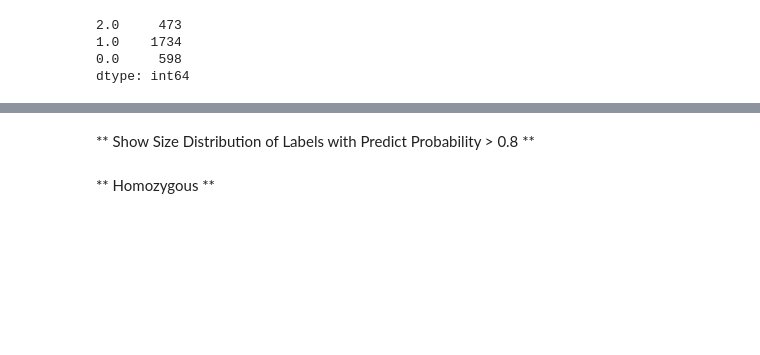
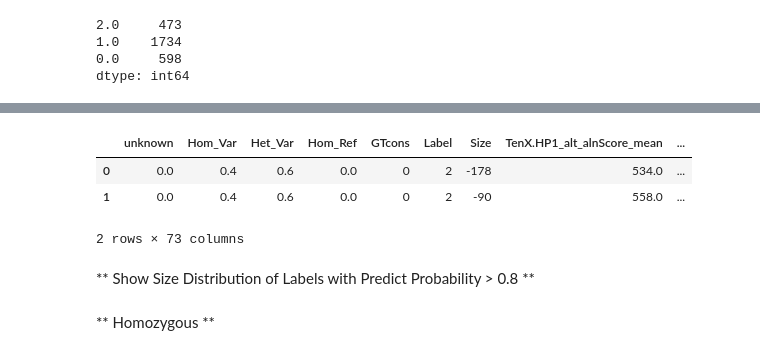
Before and after one commit to lesleymaraina/NIST, a Jupyter notebook: Notebooks/CrowdVariant_Analysis/10x-Crowdvariant_Analysis.ipynb, the cells around one changed output, grey strips where cells are left out. Drawn from its saved outputs; the diff is of its cells as text; code cells hidden in the pictures; blank space fills up the shorter version.

```diff
--- a/Notebooks/CrowdVariant_Analysis/10x-Crowdvariant_Analysis.ipynb
+++ b/Notebooks/CrowdVariant_Analysis/10x-Crowdvariant_Analysis.ipynb
@@ -553,6 +534,13 @@ X6.rename(columns={'3': 'Het_Var'}, inplace=True)
 X6.rename(columns={'4': 'Hom_Ref'}, inplace=True)
 # %%
 X6.rename(columns={'predicted_label': '10X_predicted_label'}, inplace=True)
+# %%
+X6.head(2)
+# %% [output]
+|  | unknown | Hom_Var | Het_Var | Hom_Ref | GTcons | Label | Size | TenX.HP1_alt_alnScore_mean | ... |
+| 0 | 0.0 | 0.4 | 0.6 | 0.0 | 0 | 2 | -178 | 534.0 | ... |
+| 1 | 0.0 | 0.4 | 0.6 | 0.0 | 0 | 2 | -90 | 558.0 | ... |
+2 rows × 73 columns
 # %%
 X6.to_csv('10X_pred_prob.csv', index=False)
 # %% [markdown]
```
Also changed, not shown: parts of 13 cells of this notebook, 19 other files.
